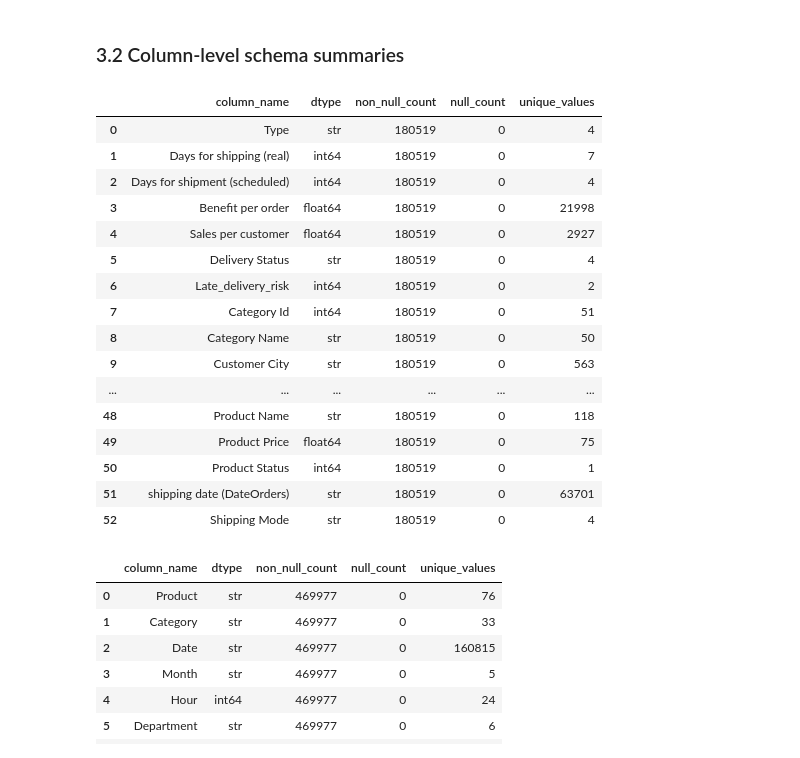
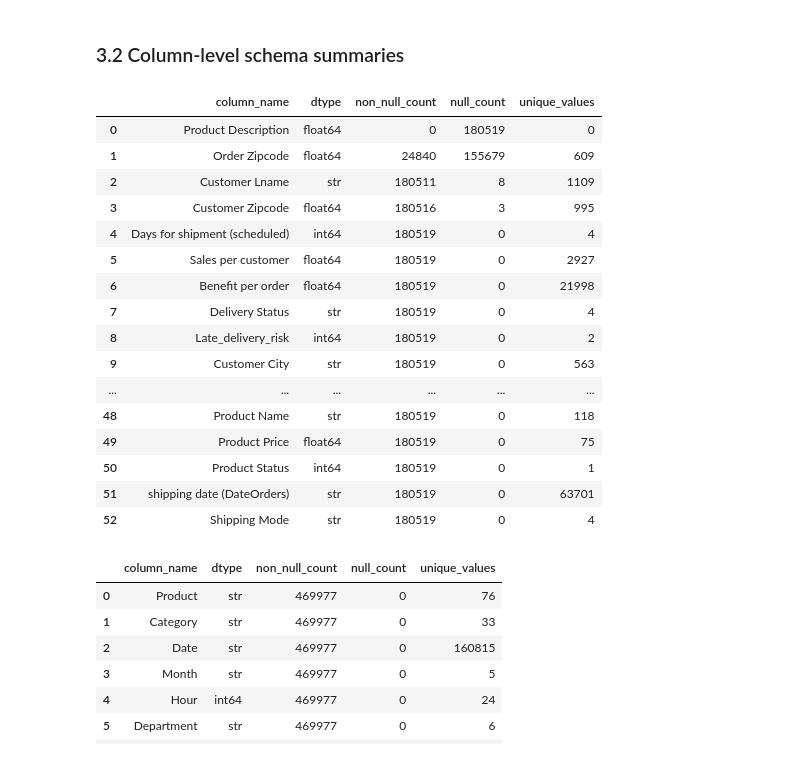
Before and after one commit to alisherbayb/supply_chain_analysis, a Jupyter notebook: notebooks/02_data_understanding_and_cleaning.ipynb, the cells around one changed output. Cells and saved outputs as stored; diff of their text form; code cells hidden in the pictures.

```diff
--- a/notebooks/02_data_understanding_and_cleaning.ipynb
+++ b/notebooks/02_data_understanding_and_cleaning.ipynb
@@ -32,7 +57,6 @@ import numpy as np
 from pathlib import Path
 
 pd.set_option('display.max_columns', None)
-pd.set_option('display.max_rows', 100)
 pd.set_option('display.width', 200)
 
 DATA_DIR = Path('../data')
@@ -50,8 +74,8 @@ PARQUET_LOGS_PATH = PROCESSED_DIR / 'cleaned_access_logs.parquet'
 # %% [markdown]
 ## 2. Load Raw Datasets
 # %%
-main_df = pd.read_csv(RAW_MAIN_PATH, encoding='latin1')
-logs_df = pd.read_csv(RAW_LOGS_PATH)
+transactions_raw = pd.read_csv(RAW_MAIN_PATH, encoding='latin1')
+logs_raw = pd.read_csv(RAW_LOGS_PATH)
 # %% [markdown]
 ## 3. Initial Dataset Exploration
 # %% [markdown]
@@ -72,26 +96,30 @@ dataset_shapes
 ### 3.2 Column-level schema summaries
 # %%
 def dataset_summary(df: pd.DataFrame) -> pd.DataFrame:
-    return pd.DataFrame({
-    'column_name': df.columns,
-    'dtype': [df[col].dtype for col in df.columns],
-    'non_null_count': [df[col].notna().sum() for col in df.columns],
-    'null_count': [df[col].isna().sum() for col in df.columns],
-    'unique_values': [df[col].nunique(dropna=True) for col in df.columns]
-})
+    return (
+        pd.DataFrame({
+            "column_name": df.columns,
+            "dtype": df.dtypes.astype(str),
+            "non_null_count": df.notna().sum().values,
+            "null_count": df.isna().sum().values,
+            "unique_values": df.nunique().values,
+        })
+        .sort_values("null_count", ascending=False)
+        .reset_index(drop=True)
+    )
 # %%
-dataset_summary(main_df)
+dataset_summary(transactions_raw)
 # %% [output]
 |  | column_name | dtype | non_null_count | null_count | unique_values |
-| 0 | Type | str | 180519 | 0 | 4 |
-| 1 | Days for shipping (real) | int64 | 180519 | 0 | 7 |
-| 2 | Days for shipment (scheduled) | int64 | 180519 | 0 | 4 |
-| 3 | Benefit per order | float64 | 180519 | 0 | 21998 |
-| 4 | Sales per customer | float64 | 180519 | 0 | 2927 |
-| 5 | Delivery Status | str | 180519 | 0 | 4 |
-| 6 | Late_delivery_risk | int64 | 180519 | 0 | 2 |
-| 7 | Category Id | int64 | 180519 | 0 | 51 |
-| 8 | Category Name | str | 180519 | 0 | 50 |
+| 0 | Product Description | float64 | 0 | 180519 | 0 |
+| 1 | Order Zipcode | float64 | 24840 | 155679 | 609 |
+| 2 | Customer Lname | str | 180511 | 8 | 1109 |
+| 3 | Customer Zipcode | float64 | 180516 | 3 | 995 |
+| 4 | Days for shipment (scheduled) | int64 | 180519 | 0 | 4 |
+| 5 | Sales per customer | float64 | 180519 | 0 | 2927 |
+| 6 | Benefit per order | float64 | 180519 | 0 | 21998 |
+| 7 | Delivery Status | str | 180519 | 0 | 4 |
+| 8 | Late_delivery_risk | int64 | 180519 | 0 | 2 |
 | 9 | Customer City | str | 180519 | 0 | 563 |
 | ... | ... | ... | ... | ... | ... |
 | 48 | Product Name | str | 180519 | 0 | 118 |
```
Also changed, not shown: parts of 20 cells of this notebook, 1 other file.
